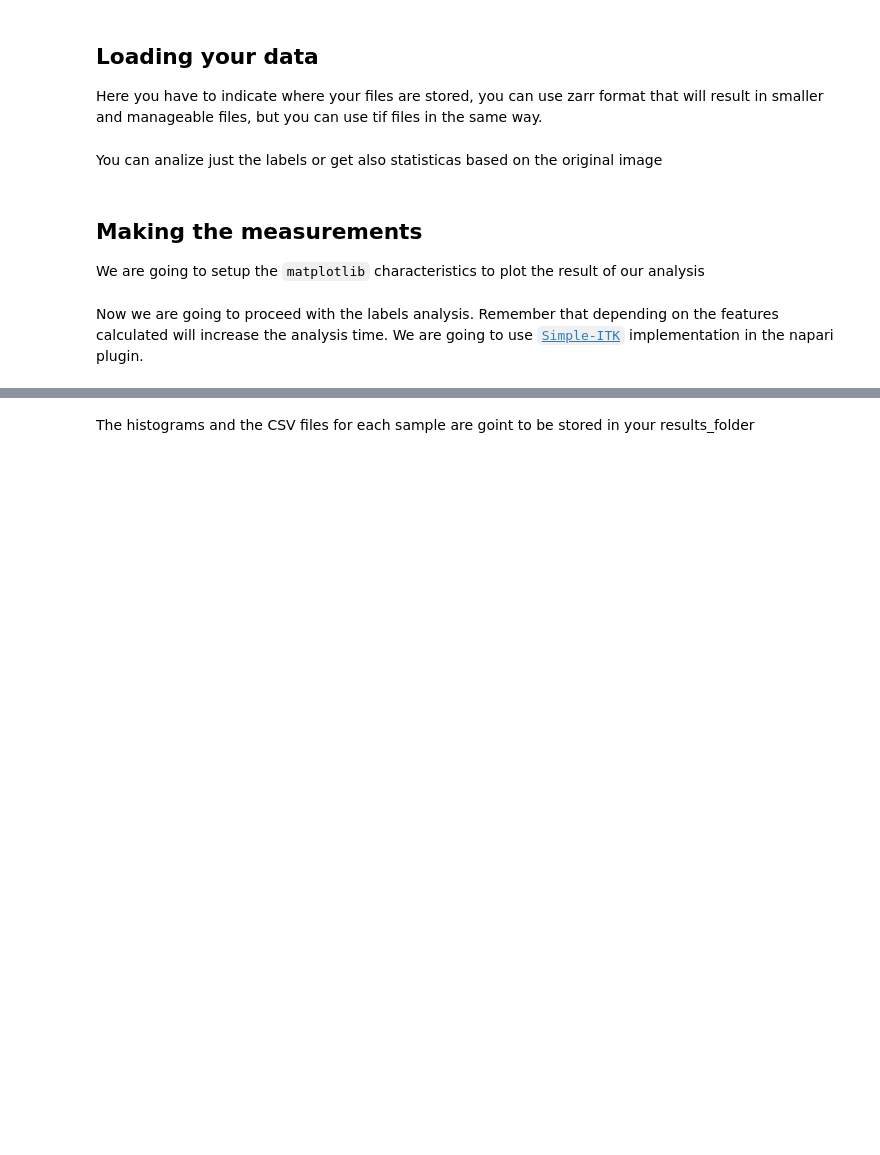
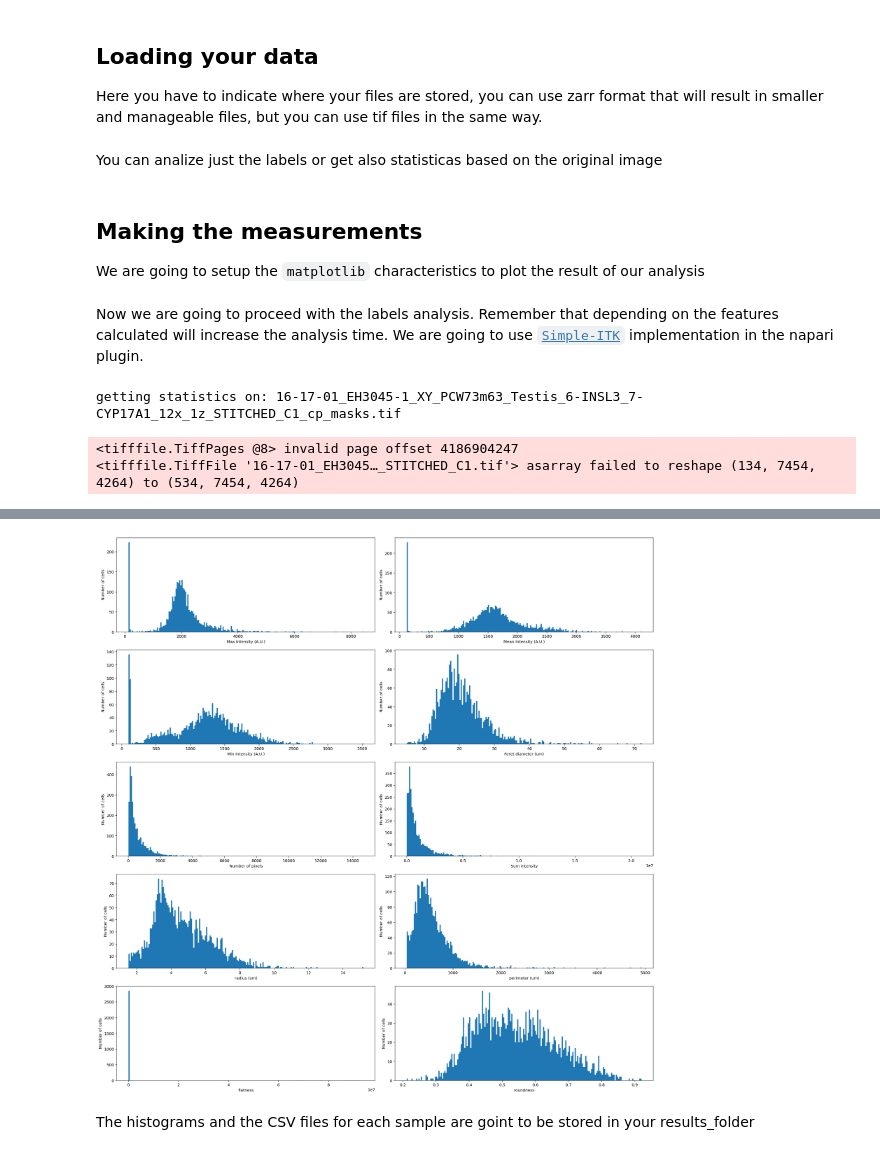
Before and after one commit to EdwinHernandezG/Chedotal_Lab, a Jupyter notebook: Nuclei_Segmentation/Label_characteristics.ipynb, the cells around one changed output, grey strips where cells are left out. Drawn from its saved outputs; the diff is of its cells as text; code cells hidden in the pictures; blank space fills up the shorter version.

Commit message:
labeling statistics

```diff
--- a/Nuclei_Segmentation/Label_characteristics.ipynb
+++ b/Nuclei_Segmentation/Label_characteristics.ipynb
@@ -26,9 +27,9 @@ from skimage.measure import regionprops_table
 ## Loading your data
 Here you have to indicate where your files are stored, you can use zarr format that will result in smaller and manageable files, but you can use tif files in the same way.
 # %%
-image_folder = r'D:\EHG\Gonad\Raw'
-labels_folder = r'G:\Stardist_results'
-results_folder = r'F:\Label_Results'
+image_folder = r'I:\Edwin\Leydig\Raw'
+labels_folder = r'I:\Edwin\Leydig\Labels'
+results_folder = r'I:\Edwin\Leydig\Results'
 # %% [markdown]
 You can analize just the labels or get also statisticas based on the original image
 # %%
@@ -47,12 +48,12 @@ We are going to use [`Simple-ITK`](https://github.com/haesleinhuepf/napari-simpl
 for label in os.listdir(labels_folder):
     print("getting statistics on: "+label)
 
-    lbls = zr.load(labels_folder+"/"+label)
+    lbls = tf.imread(labels_folder+"/"+label)
     short_name = os.path.splitext(label)
 
     if images:
         for image in os.listdir(image_folder):
-            imgs = zr.load(image_folder+"/"+image)
+            imgs = tf.imread(image_folder+"/"+image)
             start_time = time.time()
             props = label_statistics(imgs, lbls, None, True, True, True, True, True, True)
             content = pd.DataFrame(props)
@@ -131,3 +132,7 @@ for label in os.listdir(labels_folder):
         continue
 
 print("Statistics completed")
+# %% [output]
+getting statistics on: 16-17-01_EH3045-1_XY_PCW73m63_Testis_6-INSL3_7-CYP17A1_12x_1z_STITCHED_C1_cp_masks.tif
+<tifffile.TiffPages @8> invalid page offset 4186904247
+<tifffile.TiffFile '16-17-01_EH3045…_STITCHED_C1.tif'> asarray failed to reshape (134, 7454, 4264) to (534, 7454, 4264)
@@ -134,2 +141,3 @@ print("Statistics completed")
+[figure, added]
 # %% [markdown]
 The histograms and the CSV files for each sample are goint to be stored in your results_folder
```
Also changed, not shown: parts of 2 cells of this notebook, 3 other files.
